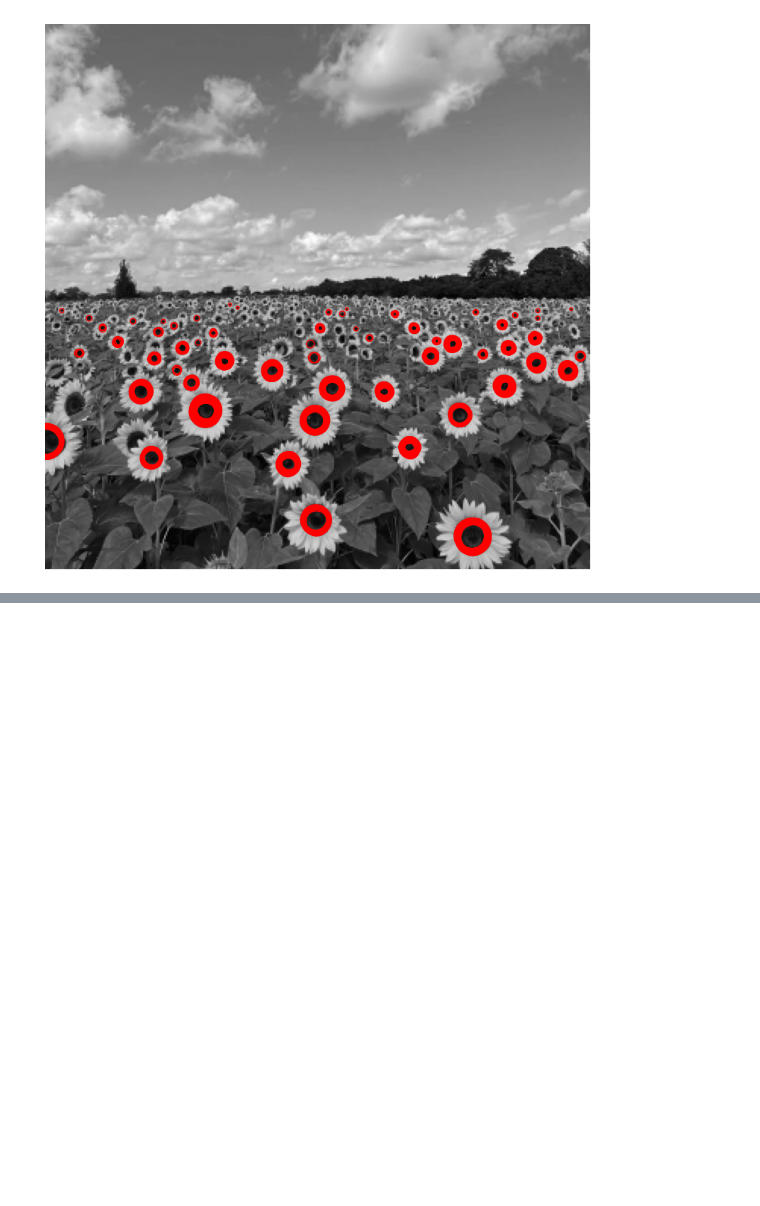
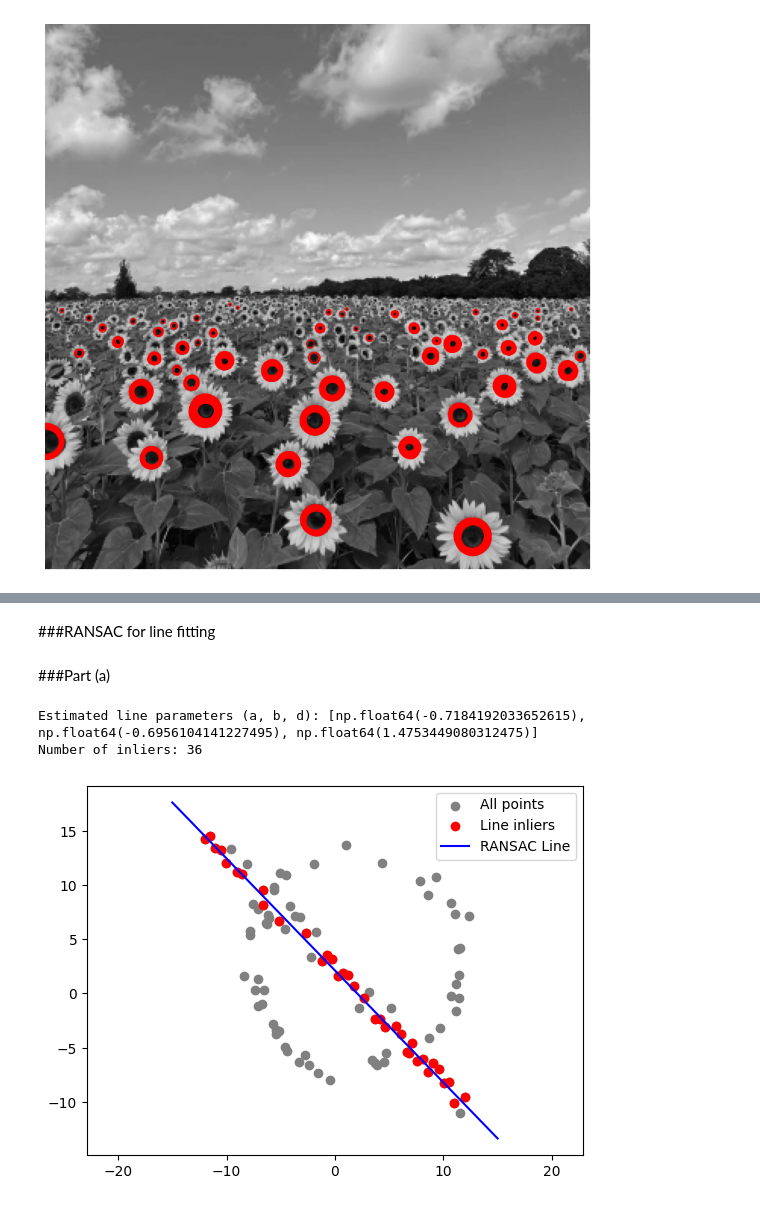
Before and after one commit to ravindu374/Image-processing-and-Machine-vision, a Jupyter notebook: Assignment2_EN3160.ipynb, the cells around one changed output, grey strips where cells are left out. Drawn from its saved outputs; the diff is of its cells as text; code cells hidden in the pictures; blank space fills up the shorter version.

```diff
--- a/Assignment2_EN3160.ipynb
+++ b/Assignment2_EN3160.ipynb
@@ -149,0 +190,64 @@ plt.show()
+# %% [markdown]
+###RANSAC for line fitting
+# %% [markdown]
+###Part (a)
+# %%
+def fit_line(p1,p2):
+  # ax + by + d = 0  with ||[a,b]||=1
+  a = p2[1]-p1[1]
+  b = p1[0]-p2[0]
+  d = -(a*p1[0]+b*p1[1])
+  # Ensure the constraint ||[a,b]|| = 1
+  norm = np.sqrt(a**2+b**2)
+  return a/norm , b/norm , d/norm
+
+def line_error(params,point):
+  a,b,d = params
+  x,y = point
+  return abs(a*x+b*y+d)
+
+def ransac_line(X, n_iter=1000,threshold=0.6,min_inliers=36):
+  best_inliers = []
+  best_params = []
+  n_points = X.shape[0]
+
+  for _ in range(n_iter):
+    # Randomly pick 2 points
+    idx = np.random.choice(n_points, 2, replace=False)
+    p1, p2 = X[idx]
+    a, b, d = fit_line(p1, p2)
+
+    # Count inliers
+    inliers = []
+    for i, pt in enumerate(X):
+            if line_error((a, b, d), pt) < threshold:
+                inliers.append(i)
+
+    # Update best model
+    if len(inliers) > len(best_inliers) and len(inliers) >= min_inliers:
+      best_inliers = inliers
+      best_params = [a, b, d]
+  return best_params, best_inliers
+# Run RANSAC
+params, inliers = ransac_line(X)
+
+print("Estimated line parameters (a, b, d):", params)
+print("Number of inliers:", len(inliers))
+
+# Plot result
+plt.scatter(X[:,0], X[:,1], c='gray', label="All points")
+plt.scatter(X[inliers,0], X[inliers,1], c='red', label="Line inliers")
+
+# Plot fitted line
+a,b,d = params
+x_vals = np.linspace(-15, 15, 100)
+y_vals = (-a*x_vals - d) / b
+plt.plot(x_vals, y_vals, 'b-', label="RANSAC Line")
+
+plt.legend()
+plt.axis("equal")
+plt.show()
+# %% [output]
+Estimated line parameters (a, b, d): [np.float64(-0.7184192033652615), np.float64(-0.6956104141227495), np.float64(1.4753449080312475)]
+Number of inliers: 36
+[figure, added]
```
Also changed, not shown: parts of 10 cells of this notebook.
